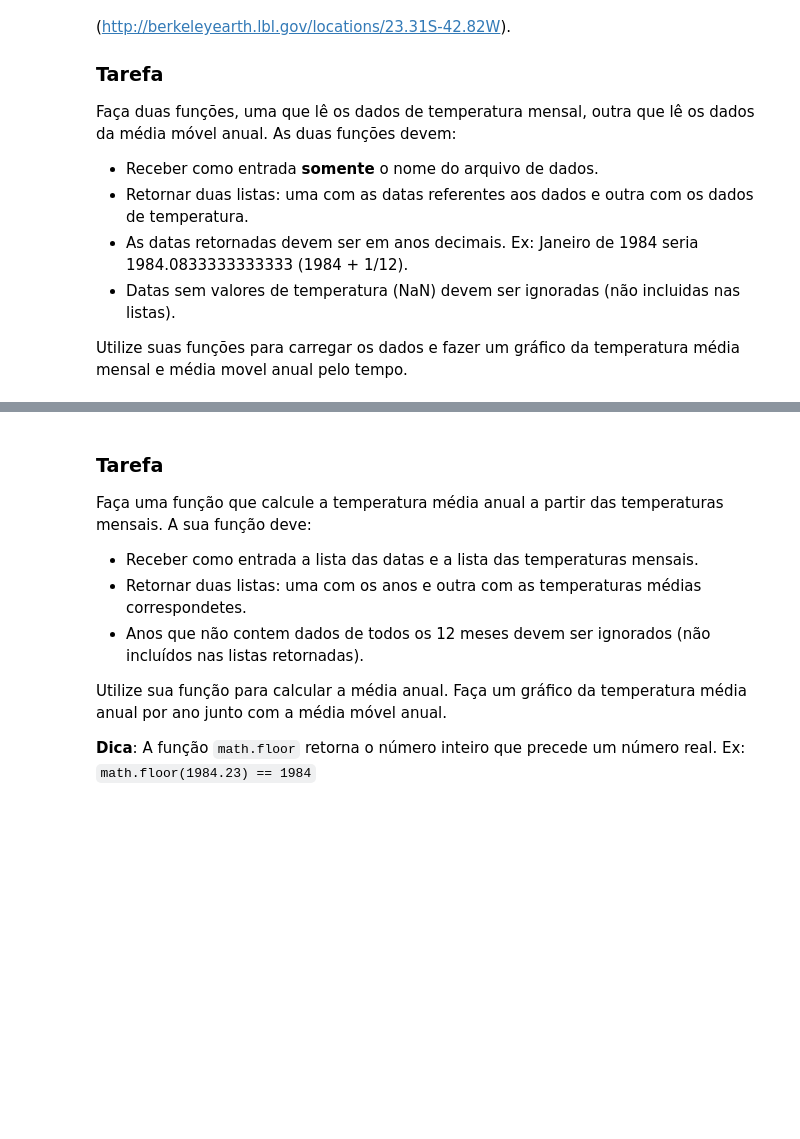
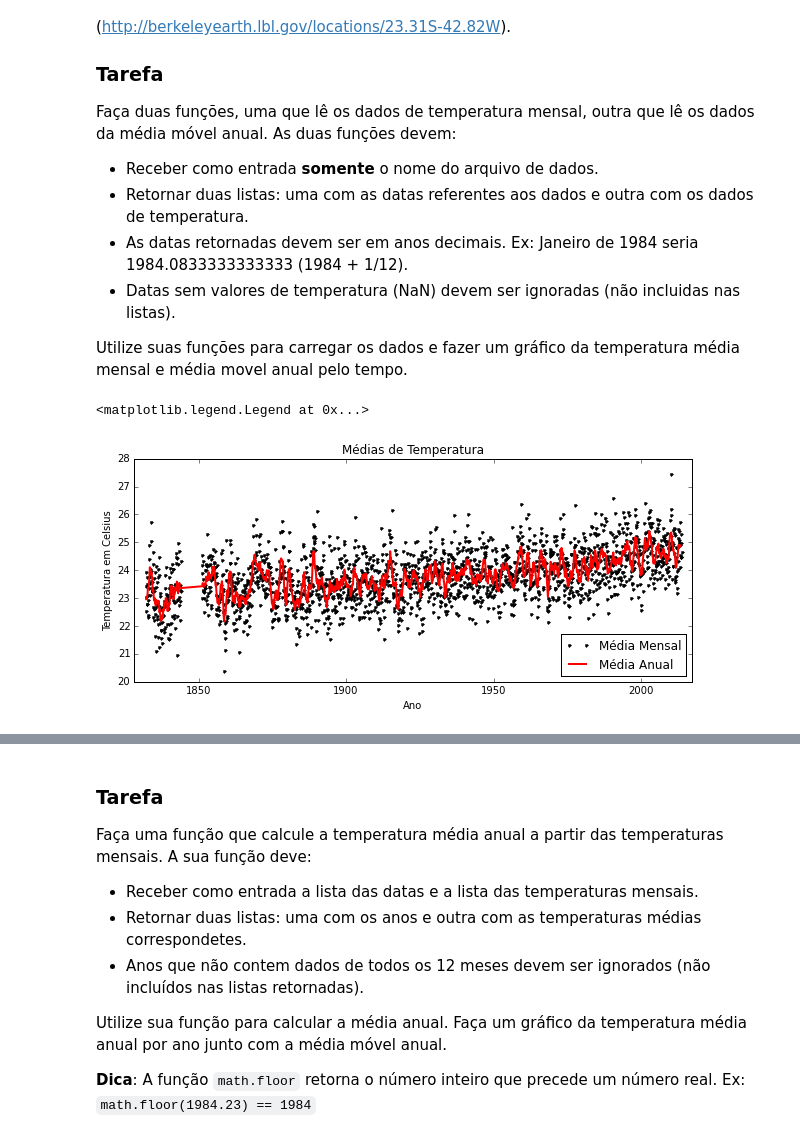
Before and after one commit to mat-esp-2015/capstone-felipeandrade, a Jupyter notebook: capstone.ipynb, the cells around one changed output, grey strips where cells are left out. Cells and saved outputs as stored; diff of their text form; code cells hidden in the pictures; blank space fills up the shorter version.

```diff
--- a/capstone.ipynb
+++ b/capstone.ipynb
@@ -107,4 +105,16 @@ for z in range(len(temp)): #calculo da media movel anual
 arquivo.close()
+# %%
+plt.figure(figsize = [10, 4]) #figura em branco criada
+plt.plot(data_mes, real_temp, '.k', label='Média Mensal') #preenchimento das colunas
+plt.plot(data_ano, medmov_anual, 'r', label='Média Anual', linewidth = 2) #preenchimento das colunas
+plt.title("Médias de Temperatura") #título
+plt.xlabel(u"Ano") #nomeamento do eixo X
+plt.ylabel("Temperatura em Celsius") #nomeamento do eixo Y
+plt.xlim(1828,2017) #eixo x denfinido
+plt.legend(loc='lower right', fontsize='large') #local onde a legenda é inserida na tela
+# %% [output]
+<matplotlib.legend.Legend at 0x...>
+[figure, added]
 # %% [markdown]
 ### Resultado esperado
 
```
Also changed, not shown: parts of 1 cell of this notebook.
